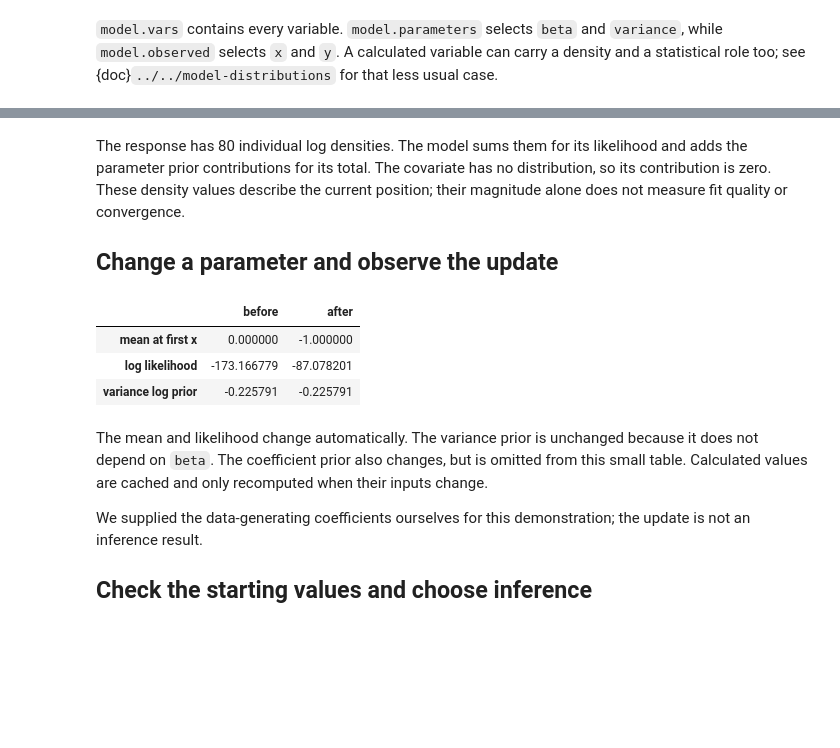
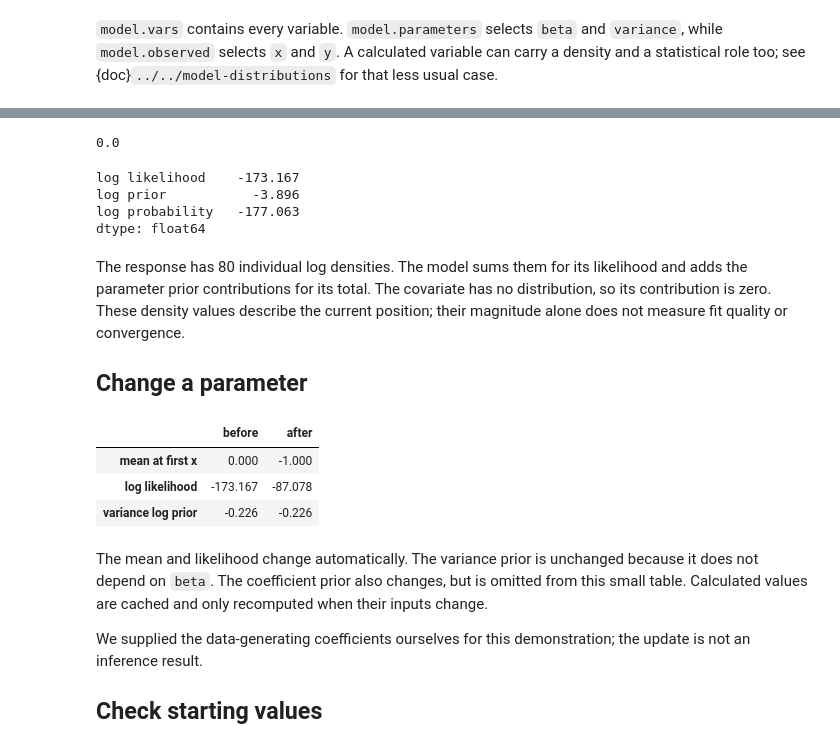
Before and after one commit to liesel-devs/liesel, a Jupyter notebook: docs/source/tutorials/notebooks/11-model-building.ipynb, the cells around one changed output, grey strips where cells are left out. Drawn from its saved outputs; the diff is of its cells as text; code cells hidden in the pictures; blank space fills up the shorter version.

```diff
--- a/docs/source/tutorials/notebooks/11-model-building.ipynb
+++ b/docs/source/tutorials/notebooks/11-model-building.ipynb
@@ -49,3 +47,18 @@ x = lsl.Var.new_obs(x_data, name="x")
+# %%
+prior_scale = lsl.Var.new_value(2.5, name="prior_scale")
+beta = lsl.Var.new_param(
+    jnp.zeros(2),
+    dist=lsl.Dist(tfd.Normal, loc=0.0, scale=prior_scale),
+    name="beta",
+)
+
+variance = lsl.Var.new_param(
+    1.0,
+    dist=lsl.Dist(tfd.LogNormal, loc=0.0, scale=0.5),
+    name="variance",
+)
+
+x = lsl.Var.new_obs(x_data, name="x")
 # %% [markdown]
 `new_param` marks quantities to estimate; the supplied values are starting
 values. `new_obs` marks observed data. The covariate `x` has no distribution
@@ -64,3 +72,19 @@ model = lsl.Model(y)
+# %%
+mu = lsl.Var.new_calc(
+    lambda x, b: b[0] + b[1] * x,
+    x,
+    beta,
+    name="mu",
+)
+
+sigma = lsl.Var.new_calc(jnp.sqrt, variance, name="sigma")
+
+y = lsl.Var.new_obs(
+    y_data,
+    dist=lsl.Dist(tfd.Normal, loc=mu, scale=sigma),
+    name="y",
+)
+model = lsl.Model(y)
 # %% [markdown]
 `new_calc` takes a function followed by its inputs. Its result is a **weak**
 variable: `mu` and `sigma` are calculated rather than set directly. Passing
@@ -131,3 +142,20 @@ dtype: float64
+# %%
+x.log_prob
+# %% [output]
+0.0
+# %%
+pd.Series(
+    {
+        "log likelihood": float(model.log_lik),
+        "log prior": float(model.log_prior),
+        "log probability": float(model.log_prob),
+    }
+).round(3)
+# %% [output]
+log likelihood    -173.167
+log prior           -3.896
+log probability   -177.063
+dtype: float64
 # %% [markdown]
 The response has 80 individual log densities. The model sums them for its
 likelihood and adds the parameter prior contributions for its total. The
@@ -135,22 +163,4 @@ covariate has no distribution, so its contribution is zero. These density
 values describe the current position; their magnitude alone does not measure
 fit quality or convergence.
 
-## Change a parameter and observe the update
+## Change a parameter
-# %%
-before = {
-    "mean at first x": float(mu.value[0]),
-    "log likelihood": float(model.log_lik),
-    "variance log prior": float(variance.log_prob),
-}
-beta.value = jnp.array([1.0, 2.0])
-after = {
-    "mean at first x": float(mu.value[0]),
-    "log likelihood": float(model.log_lik),
-    "variance log prior": float(variance.log_prob),
-}
-pd.DataFrame({"before": before, "after": after})
-# %% [output]
-|  | before | after |
-| mean at first x | 0.000000 | -1.000000 |
-| log likelihood | -173.166779 | -87.078201 |
-| variance log prior | -0.225791 | -0.225791 |
@@ -157,3 +179,10 @@ pd.DataFrame({"before": before, "after": after})
+# %%
+pd.DataFrame({"before": before, "after": after}).round(3)
+# %% [output]
+|  | before | after |
+| mean at first x | 0.000 | -1.000 |
+| log likelihood | -173.167 | -87.078 |
+| variance log prior | -0.226 | -0.226 |
 # %% [markdown]
 The mean and likelihood change automatically. The variance prior is unchanged
 because it does not depend on `beta`. The coefficient prior also changes, but
@@ -163,4 +192,4 @@ recomputed when their inputs change.
 We supplied the data-generating coefficients ourselves for this demonstration;
 the update is not an inference result.
 
-## Check the starting values and choose inference
+## Check starting values
```
Also changed, not shown: parts of 19 cells of this notebook, 21 other files.
